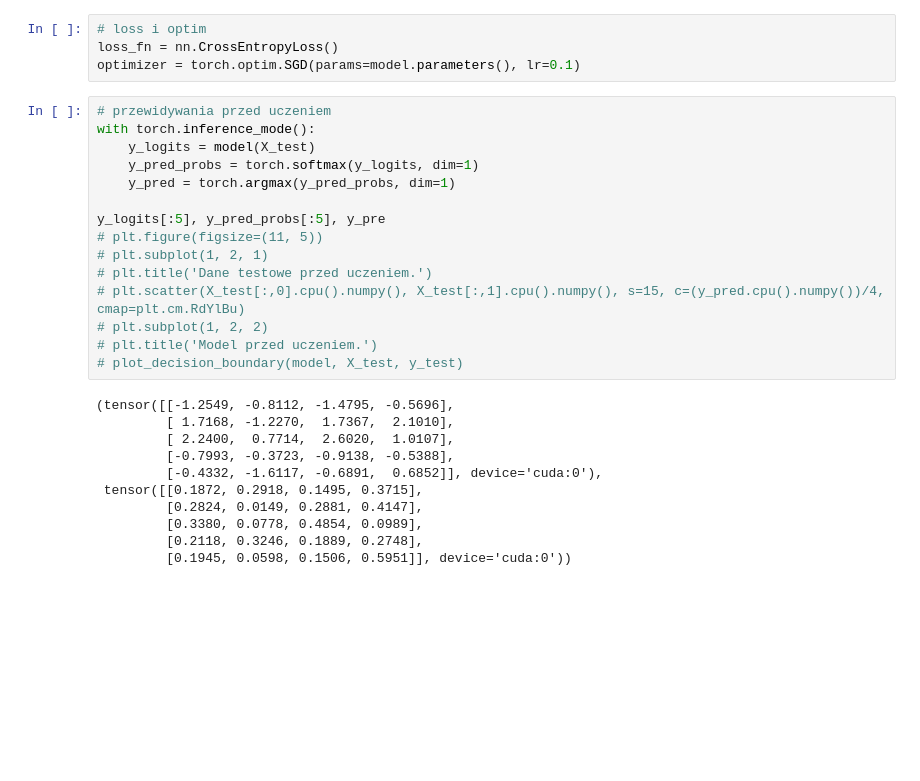
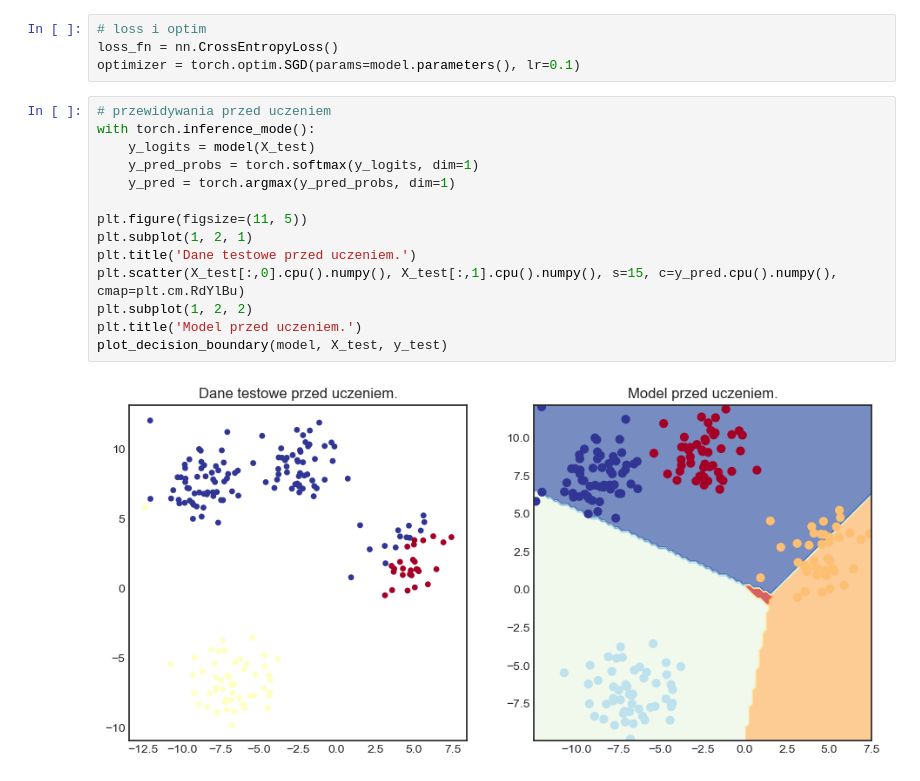
Before and after one commit to DamianPodrazaCode/Python_code, a Jupyter notebook: PyTorch_JN/07_MultiClass_Classification.ipynb, the cells around one changed output. Drawn from its saved outputs; the diff is of its cells as text; blank space fills up the shorter version.

```diff
--- a/PyTorch_JN/07_MultiClass_Classification.ipynb
+++ b/PyTorch_JN/07_MultiClass_Classification.ipynb
@@ -63,26 +63,16 @@ optimizer = torch.optim.SGD(params=model.parameters(), lr=0.1)
 # %%
 # przewidywania przed uczeniem
 with torch.inference_mode():
     y_logits = model(X_test)
     y_pred_probs = torch.softmax(y_logits, dim=1)
     y_pred = torch.argmax(y_pred_probs, dim=1)
 
-y_logits[:5], y_pred_probs[:5], y_pre
-# plt.figure(figsize=(11, 5))
-# plt.subplot(1, 2, 1)
-# plt.title('Dane testowe przed uczeniem.')
-# plt.scatter(X_test[:,0].cpu().numpy(), X_test[:,1].cpu().numpy(), s=15, c=(y_pred.cpu().numpy())/4, cmap=plt.cm.RdYlBu)
-# plt.subplot(1, 2, 2)
-# plt.title('Model przed uczeniem.')
-# plot_decision_boundary(model, X_test, y_test)
+plt.figure(figsize=(11, 5))
+plt.subplot(1, 2, 1)
+plt.title('Dane testowe przed uczeniem.')
+plt.scatter(X_test[:,0].cpu().numpy(), X_test[:,1].cpu().numpy(), s=15, c=y_pred.cpu().numpy(), cmap=plt.cm.RdYlBu)
+plt.subplot(1, 2, 2)
+plt.title('Model przed uczeniem.')
+plot_decision_boundary(model, X_test, y_test)
 # %% [output]
-(tensor([[-1.2549, -0.8112, -1.4795, -0.5696],
-         [ 1.7168, -1.2270,  1.7367,  2.1010],
-         [ 2.2400,  0.7714,  2.6020,  1.0107],
-         [-0.7993, -0.3723, -0.9138, -0.5388],
-         [-0.4332, -1.6117, -0.6891,  0.6852]], device='cuda:0'),
- tensor([[0.1872, 0.2918, 0.1495, 0.3715],
-         [0.2824, 0.0149, 0.2881, 0.4147],
-         [0.3380, 0.0778, 0.4854, 0.0989],
-         [0.2118, 0.3246, 0.1889, 0.2748],
-         [0.1945, 0.0598, 0.1506, 0.5951]], device='cuda:0'))
+[figure, added]
```
Also changed, not shown: parts of 2 cells of this notebook, 2 other files.
